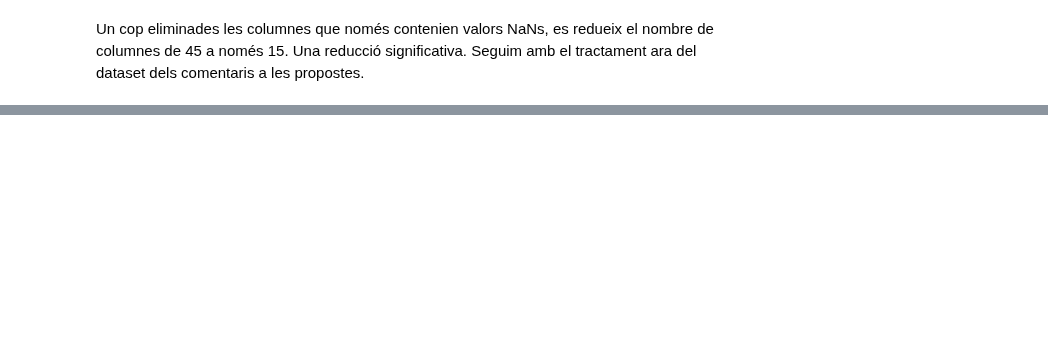
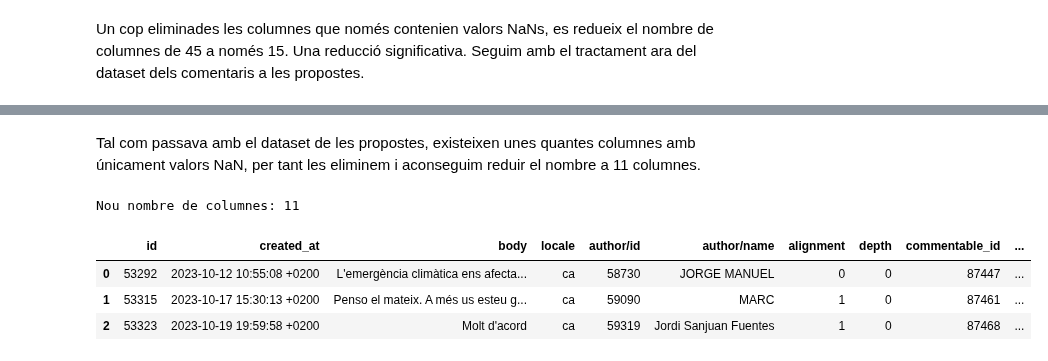
Before and after one commit to NoOPeEKS/dades-assemblea-clima, a Jupyter notebook: exploracio_csv.ipynb, the cells around one changed output, grey strips where cells are left out. Cells and saved outputs as stored; diff of their text form; code cells hidden in the pictures; blank space fills up the shorter version.

```diff
--- a/exploracio_csv.ipynb
+++ b/exploracio_csv.ipynb
@@ -61,0 +108,13 @@ Seguim amb el tractament ara del dataset dels comentaris a les propostes.
+# %% [markdown]
+Tal com passava amb el dataset de les propostes, existeixen unes quantes columnes amb únicament valors NaN, per tant les eliminem i aconseguim reduir el nombre a 11 columnes.
+# %%
+df_comments = df_comments.dropna(axis=1)
+print(f"Nou nombre de columnes: {len(df_comments.columns)}")
+df_comments = df_comments.reset_index(drop=True)
+df_comments.head(3)
+# %% [output]
+Nou nombre de columnes: 11
+|  | id | created_at | body | locale | author/id | author/name | alignment | depth | commentable_id | ... |
+| 0 | 53292 | 2023-10-12 10:55:08 +0200 | L'emergència climàtica ens afecta... | ca | 58730 | JORGE MANUEL | 0 | 0 | 87447 | ... |
+| 1 | 53315 | 2023-10-17 15:30:13 +0200 | Penso el mateix. A més us esteu g... | ca | 59090 | MARC | 1 | 0 | 87461 | ... |
+| 2 | 53323 | 2023-10-19 19:59:58 +0200 | Molt d'acord | ca | 59319 | Jordi Sanjuan Fuentes | 1 | 0 | 87468 | ... |
```
Also changed, not shown: parts of 17 cells of this notebook.
